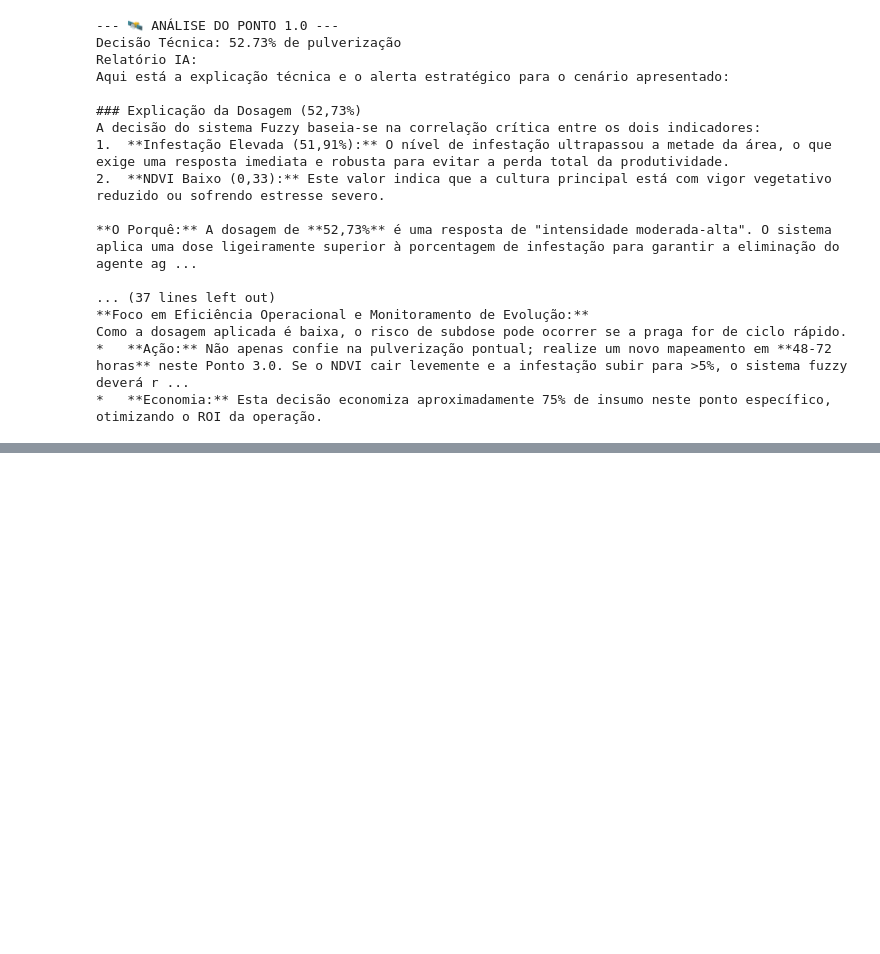
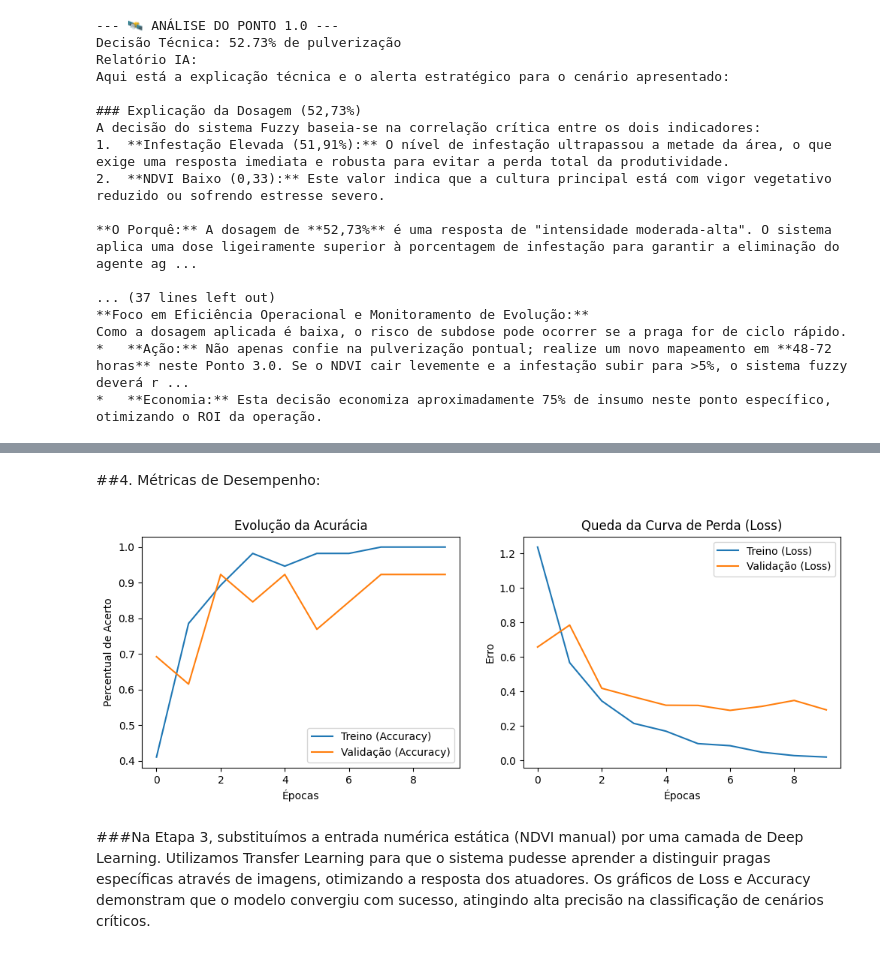
Before and after one commit to JacksonGomesC/Sentinela-de-Pragas, a Jupyter notebook: Sentinela_Project.ipynb, the cells around one changed output, grey strips where cells are left out. Cells and saved outputs as stored; diff of their text form; code cells hidden in the pictures; blank space fills up the shorter version.

```diff
--- a/Sentinela_Project.ipynb
+++ b/Sentinela_Project.ipynb
@@ -150,0 +472,31 @@ Como a dosagem aplicada é baixa, o risco de subdose pode ocorrer se a praga for
+# %% [markdown]
+##4. Métricas de Desempenho:
+# %%
+import matplotlib.pyplot as plt
+
+# Criando a figura com dois gráficos (Acurácia e Perda)
+plt.figure(figsize=(12, 4))
+
+# Gráfico de Acurácia (O quanto ele acertou)
+plt.subplot(1, 2, 1)
+plt.plot(history.history['accuracy'], label='Treino (Accuracy)')
+plt.plot(history.history['val_accuracy'], label='Validação (Accuracy)')
+plt.title('Evolução da Acurácia')
+plt.xlabel('Épocas')
+plt.ylabel('Percentual de Acerto')
+plt.legend()
+
+# Gráfico de Perda (O quanto ele errou)
+plt.subplot(1, 2, 2)
+plt.plot(history.history['loss'], label='Treino (Loss)')
+plt.plot(history.history['val_loss'], label='Validação (Loss)')
+plt.title('Queda da Curva de Perda (Loss)')
+plt.xlabel('Épocas')
+plt.ylabel('Erro')
+plt.legend()
+
+plt.show()
+# %% [output]
+[figure, added]
+# %% [markdown]
+###Na Etapa 3, substituímos a entrada numérica estática (NDVI manual) por uma camada de Deep Learning. Utilizamos Transfer Learning para que o sistema pudesse aprender a distinguir pragas específicas através de imagens, otimizando a resposta dos atuadores. Os gráficos de Loss e Accuracy demonstram que o modelo convergiu com sucesso, atingindo alta precisão na classificação de cenários críticos.
```
Also changed, not shown: parts of 15 cells of this notebook.
